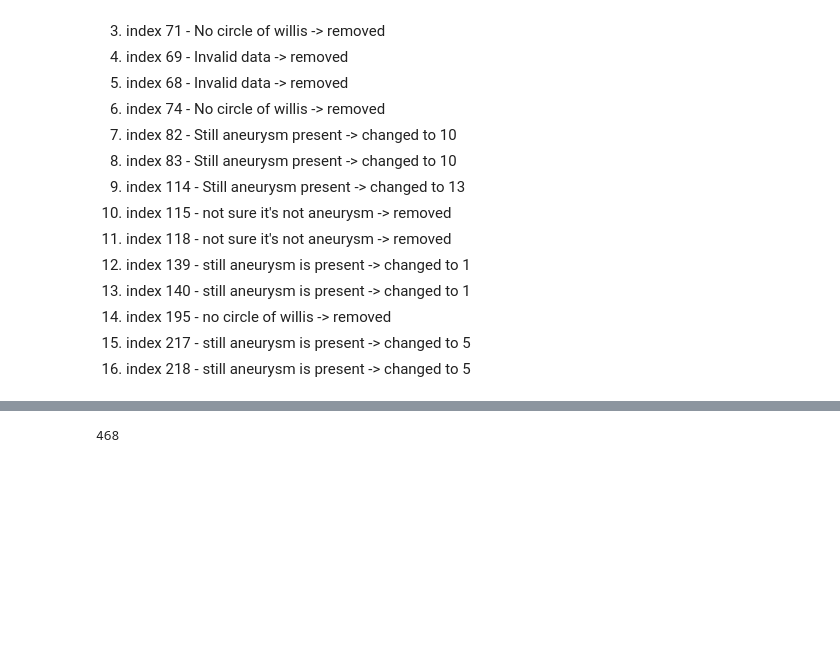
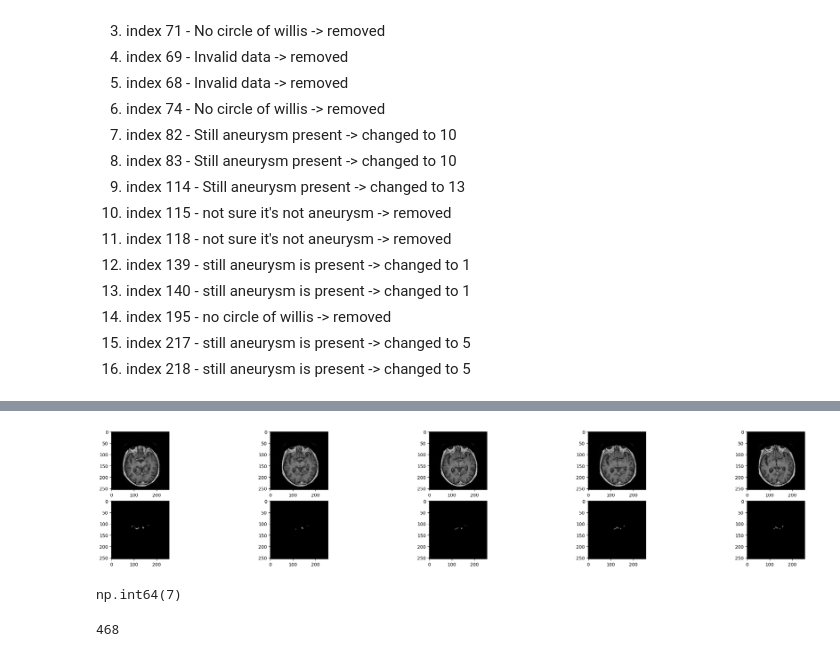
Before and after one commit to dsz1910/intracranial-aneurysm-ai, a Jupyter notebook: aneurysm_data_preprocessing.ipynb, the cells around one changed output, grey strips where cells are left out. Saved outputs shown, nothing was run; the diff lists cells and outputs as text; code cells hidden in the pictures; blank space fills up the shorter version.

```diff
--- a/aneurysm_data_preprocessing.ipynb
+++ b/aneurysm_data_preprocessing.ipynb
@@ -498,4 +525,7 @@ CHANGED OR REMOVED DATA INDICES IN MR IMAGES:
 # %%
-draw_img(mr_x[216])
-mr_y[216]
+draw_img(mr_x[245])
+mr_y[245]
+# %% [output]
+[figure, added]
+np.int64(7)
 # %%
```
Also changed, not shown: parts of 8 cells of this notebook.
